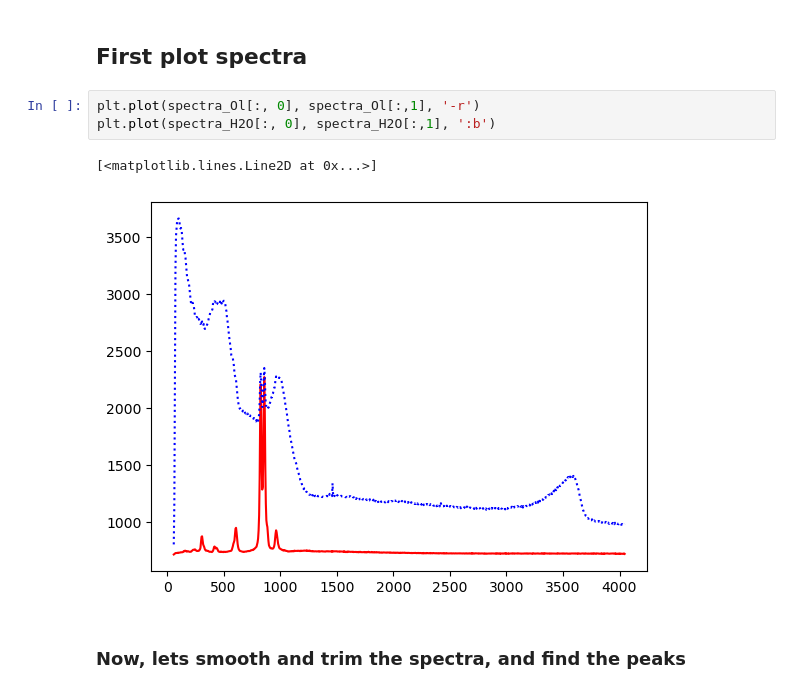
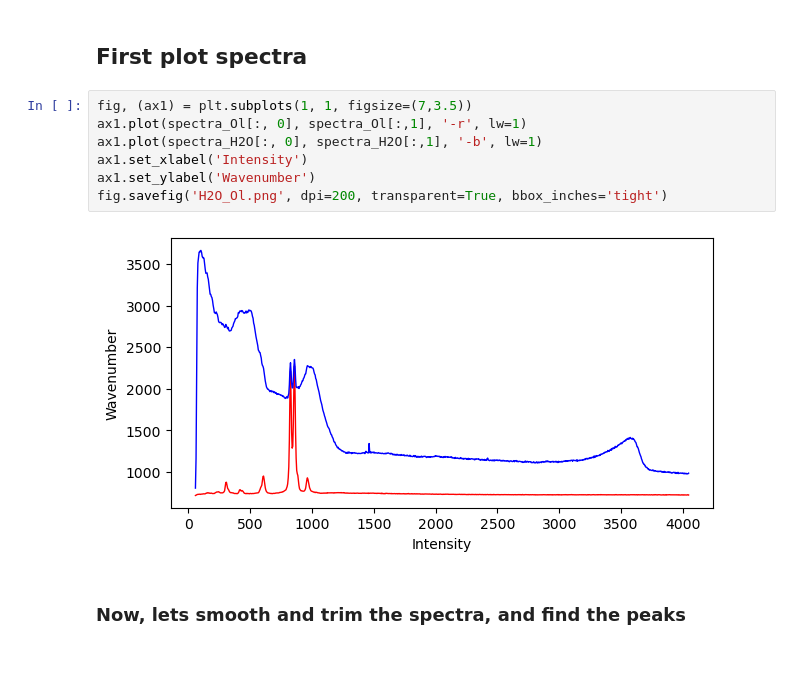
Before and after one commit to PennyWieser/DiadFit, a Jupyter notebook: docs/Examples/Example4b_H2OQuant_MI/H2O_Fitting_MI_ManualLoop.ipynb, the cells around one changed output. Cells and saved outputs as stored; diff of their text form; blank space fills up the shorter version.

```diff
--- a/docs/Examples/Example4b_H2OQuant_MI/H2O_Fitting_MI_ManualLoop.ipynb
+++ b/docs/Examples/Example4b_H2OQuant_MI/H2O_Fitting_MI_ManualLoop.ipynb
@@ -126,11 +126,14 @@ spectra_H2O=pf.get_data(path=spectra_path, filename=filename_H2O,
 # %% [markdown]
 ## First plot spectra
 # %%
-plt.plot(spectra_Ol[:, 0], spectra_Ol[:,1], '-r')
-plt.plot(spectra_H2O[:, 0], spectra_H2O[:,1], ':b')
+fig, (ax1) = plt.subplots(1, 1, figsize=(7,3.5))
+ax1.plot(spectra_Ol[:, 0], spectra_Ol[:,1], '-r', lw=1)
+ax1.plot(spectra_H2O[:, 0], spectra_H2O[:,1], '-b', lw=1)
+ax1.set_xlabel('Intensity')
+ax1.set_ylabel('Wavenumber')
+fig.savefig('H2O_Ol.png', dpi=200, transparent=True, bbox_inches='tight')
 # %% [output]
-[<matplotlib.lines.Line2D at 0x...>]
-[figure, old version]
+[figure, new version]
 # %% [markdown]
 ### Now, lets smooth and trim the spectra, and find the peaks
 # %%
```
Also changed, not shown: parts of 1 cell of this notebook, 4 other files.
